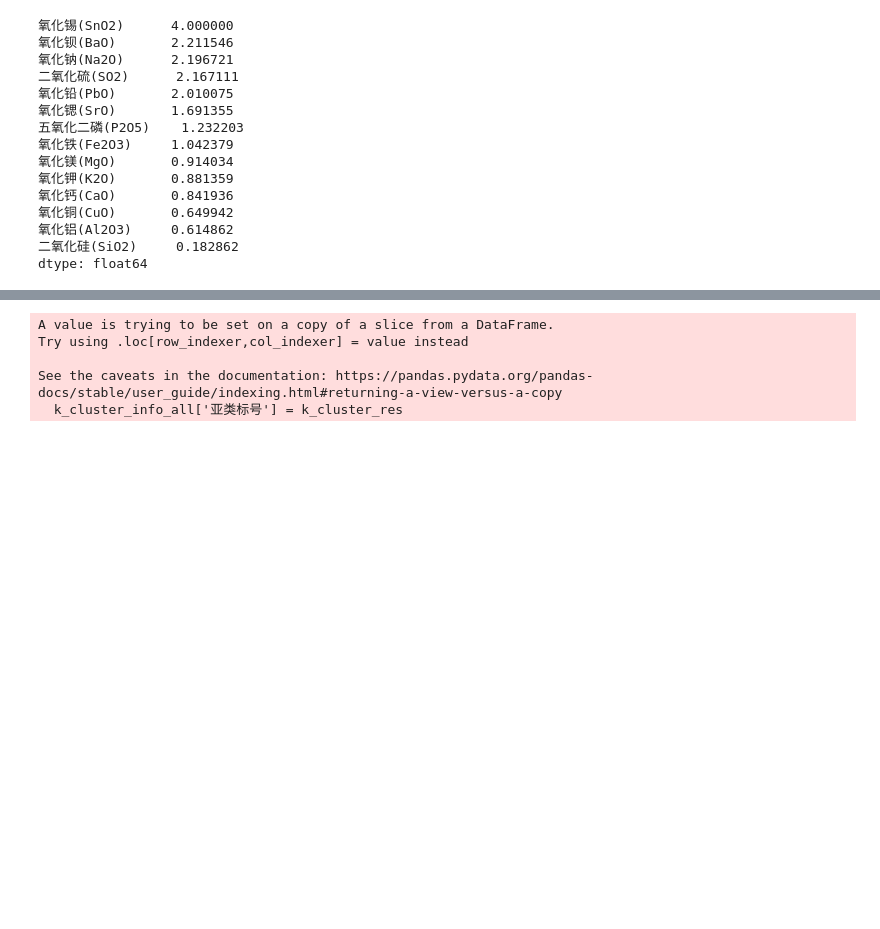
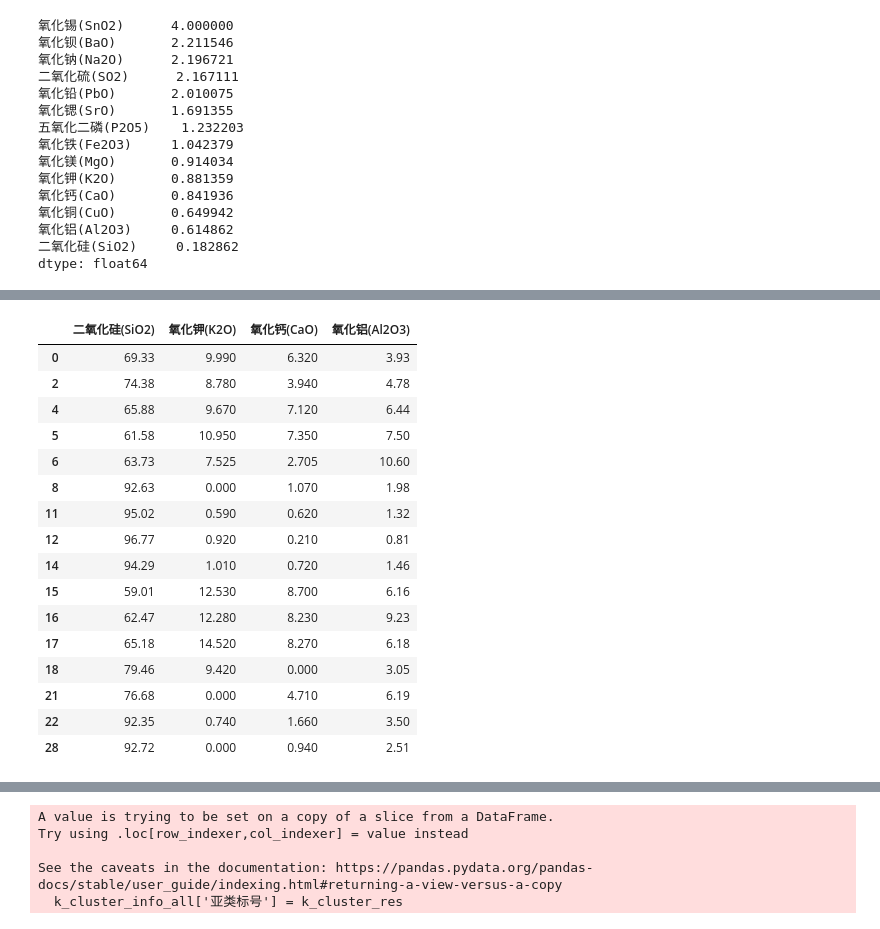
Before and after one commit to SunDocker/MCM, a Jupyter notebook: 2022C/question2.ipynb, the cells around one changed output, grey strips where cells are left out. Cells and saved outputs as stored; diff of their text form; code cells hidden in the pictures; blank space fills up the shorter version.

```diff
--- a/2022C/question2.ipynb
+++ b/2022C/question2.ipynb
@@ -266,3 +265,24 @@ df2_k_cc_cluster
+# %%
+df2_k_cc_cluster = df2_k_cc[['二氧化硅(SiO2)','氧化钾(K2O)','氧化钙(CaO)','氧化铝(Al2O3)']]
+df2_k_cc_cluster
+# %% [output]
+|  | 二氧化硅(SiO2) | 氧化钾(K2O) | 氧化钙(CaO) | 氧化铝(Al2O3) |
+| 0 | 69.33 | 9.990 | 6.320 | 3.93 |
+| 2 | 74.38 | 8.780 | 3.940 | 4.78 |
+| 4 | 65.88 | 9.670 | 7.120 | 6.44 |
+| 5 | 61.58 | 10.950 | 7.350 | 7.50 |
+| 6 | 63.73 | 7.525 | 2.705 | 10.60 |
+| 8 | 92.63 | 0.000 | 1.070 | 1.98 |
+| 11 | 95.02 | 0.590 | 0.620 | 1.32 |
+| 12 | 96.77 | 0.920 | 0.210 | 0.81 |
+| 14 | 94.29 | 1.010 | 0.720 | 1.46 |
+| 15 | 59.01 | 12.530 | 8.700 | 6.16 |
+| 16 | 62.47 | 12.280 | 8.230 | 9.23 |
+| 17 | 65.18 | 14.520 | 8.270 | 6.18 |
+| 18 | 79.46 | 9.420 | 0.000 | 3.05 |
+| 21 | 76.68 | 0.000 | 4.710 | 6.19 |
+| 22 | 92.35 | 0.740 | 1.660 | 3.50 |
+| 28 | 92.72 | 0.000 | 0.940 | 2.51 |
 # %%
 # 包装成一个大循环
 from sklearn.cluster import KMeans
```
Also changed, not shown: parts of 19 cells of this notebook, 2 other files.
